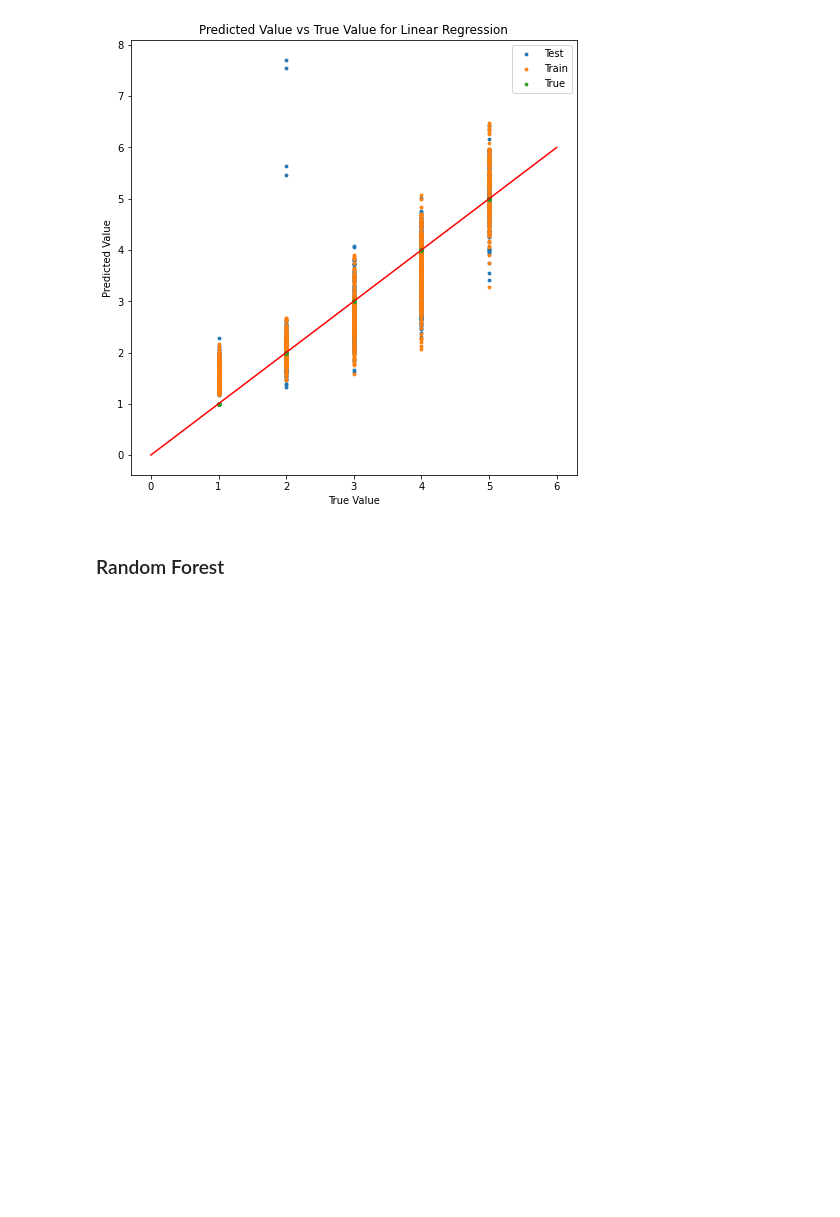
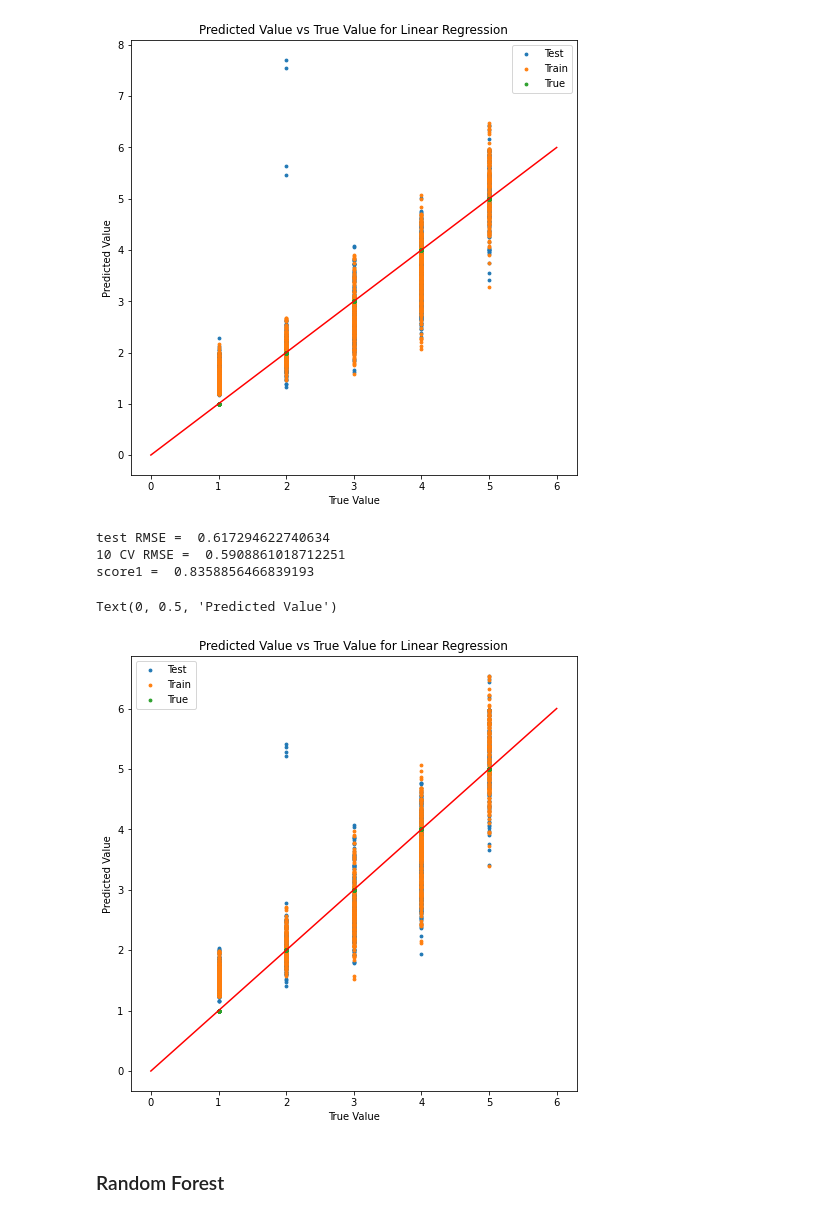
Before and after one commit to woonsupkim/BurdenofCare, a Jupyter notebook: burden2.ipynb, the cells around one changed output. Saved outputs shown, nothing was run; the diff lists cells and outputs as text; code cells hidden in the pictures; blank space fills up the shorter version.

Commit message:
Model with Selected Features

```diff
--- a/burden2.ipynb
+++ b/burden2.ipynb
@@ -361,3 +371,19 @@ X_test = X_test.drop('burden', axis = 1)
+# %%
+data_burden2 = data_burden.drop(['adls', 'help_housework', 'live_with_cr', 'preparing_meals', 'giving_medicine', 'help_with_med'], axis=1)
+# %%
+df_cont2 = data_burden2.select_dtypes(include=numerics)
+df_cat2 = data_burden2.select_dtypes(include = 'object')
+df_cat_dc2 = pd.get_dummies(df_cat2)
+df_reg2 = pd.concat([df_cont2, df_cat_dc2], axis = 1)
+# %%
+X_train2 = df_reg2[df_reg2['year'] == 2014]
+y_train2 = X_train2['burden']
+X_train2 = X_train2.drop('burden', axis = 1)
+df_train2 = pd.concat([X_train2, y_train2], axis=1, join='outer')
+
+X_test2 = df_reg2[df_reg2['year'] == 2019]
+y_test2 = X_test2['burden']
+X_test2 = X_test2.drop('burden', axis = 1)
 # %% [markdown]
 ### Linear Regression
 # %%
@@ -399,6 +425,36 @@ plt.ylabel("Predicted Value")
 # %% [output]
 Text(0, 0.5, 'Predicted Value')
 [figure]
+# %%
+#Check which one produces higher R2 score and lower cv-rmse
+model1.fit(X_train2, y_train2)
+
+y_hat11 = model1.predict(X_test2)
+
+score11 = np.mean(cross_val_score(estimator = model1, X = X_train2, y = y_train2, cv = 10))
+model11_train_rmse = mean_squared_error(y_test2, y_hat11, squared=False)
+model11_cv_rmse = cross_validation(df_reg2, model1)
+
+print('test RMSE = ', model11_train_rmse)
+print('10 CV RMSE = ', model11_cv_rmse)
+print('score1 = ', score11)
+# %% [output]
+test RMSE =  0.617294622740634
+10 CV RMSE =  0.5908861018712251
+score1 =  0.8358856466839193
+# %%
+plt.figure(figsize = (8,8))
+plt.scatter(x = y_test2, y = y_hat11, s = 8, label = "Test")
+plt.scatter(x = y_train2, y = model1.predict(X_train2), s = 8, label = "Train")
+plt.scatter(x = df_reg2['burden'], y = df_reg2['burden'], s = 8, label = "True")
+plt.plot([0,6], [0,6], color = "r")
+plt.legend(loc=0)
+plt.title("Predicted Value vs True Value for Linear Regression")
+plt.xlabel("True Value")
+plt.ylabel("Predicted Value")
+# %% [output]
+Text(0, 0.5, 'Predicted Value')
+[figure, added]
 # %% [markdown]
 ### Random Forest
 # %%
```
Also changed, not shown: parts of 8 cells of this notebook.
